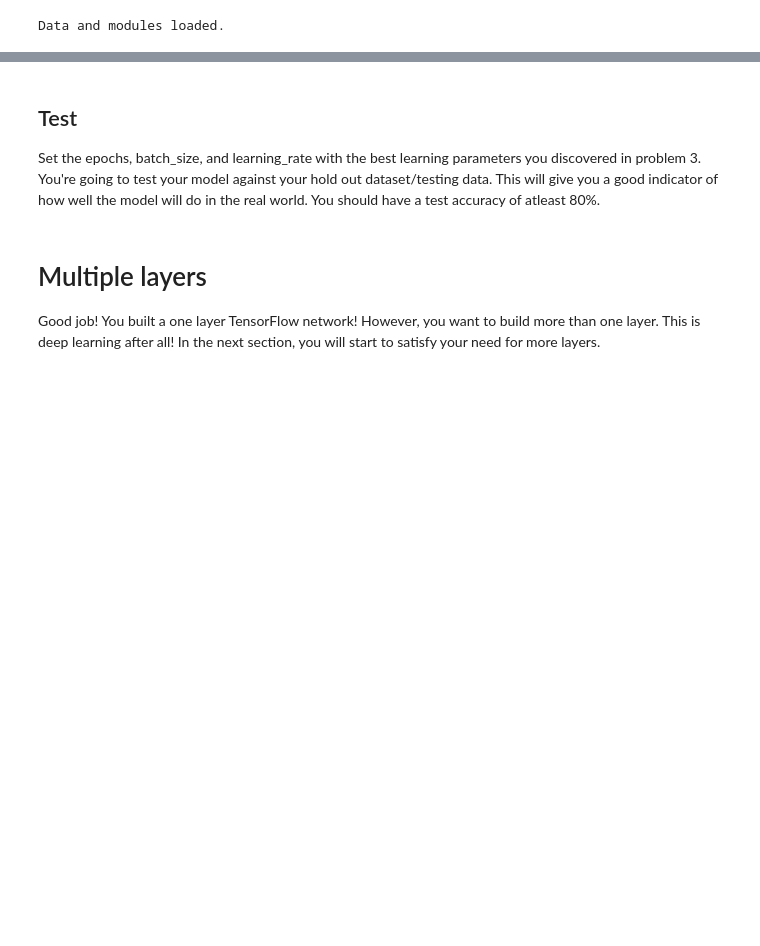
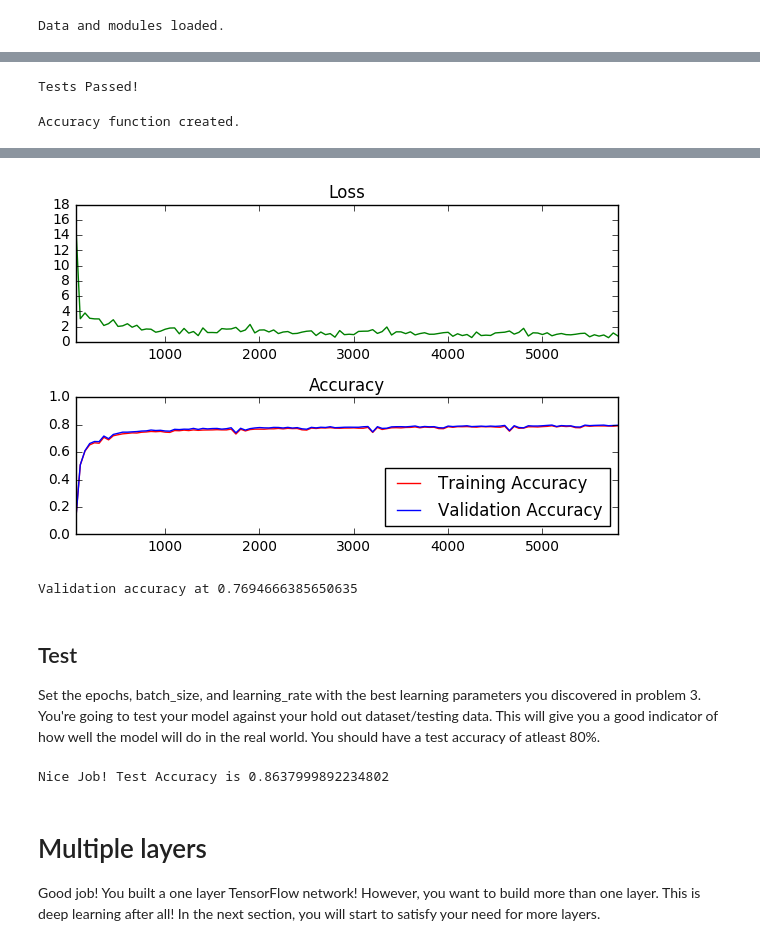
Before and after one commit to matthew-alexander/gdl, a Jupyter notebook: lab.ipynb, the cells around one changed output, grey strips where cells are left out. Drawn from its saved outputs; the diff is of its cells as text; code cells hidden in the pictures; blank space fills up the shorter version.

```diff
--- a/lab.ipynb
+++ b/lab.ipynb
@@ -268,8 +264,8 @@ features = tf.placeholder(tf.float32)
 labels = tf.placeholder(tf.float32)
 
 # ToDo: Set the weights and biases tensors
-# weights = tf.truncated_normal()
-biases = tf.zeros()
+weights = tf.Variable(tf.truncated_normal((features_count, labels_count)))
+biases = tf.Variable(tf.zeros(labels_count))
 
 
 
@@ -323,6 +319,8 @@ with tf.Session() as session:
 assert not np.count_nonzero(biases_data), 'biases must be zeros'
 
 print('Tests Passed!')
+# %% [output]
+Tests Passed!
 # %%
 # Determine if the predictions are correct
 is_correct_prediction = tf.equal(tf.argmax(prediction, 1), tf.argmax(labels, 1))
@@ -330,6 +328,8 @@ is_correct_prediction = tf.equal(tf.argmax(prediction, 1), tf.argmax(labels, 1))
 accuracy = tf.reduce_mean(tf.cast(is_correct_prediction, tf.float32))
 
 print('Accuracy function created.')
+# %% [output]
+Accuracy function created.
 # %% [markdown]
 <img src="image/learn_rate_tune.png" style="height: 60%;width: 60%">
 ## Problem 3
@@ -372,9 +372,9 @@ The code will print out a Loss and Accuracy graph, so you can see how well the n
 *If you're having trouble solving problem 3, you can view the solution [here](https://github.com/udacity/CarND-TensorFlow-Lab/blob/master/solutions.ipynb).*
 # %%
 # ToDo: Find the best parameters for each configuration
-# epochs =
-# batch_size =
-# learning_rate =
+epochs = 4
+batch_size = 100
+learning_rate = 0.2
 
 
 
@@ -417,41 +417,44 @@ with tf.Session() as session:
             if not batch_i % log_batch_step:
                 # Calculate Training and Validation accuracy
                 training_accuracy = session.run(accuracy, feed_dict=train_feed_dict)
                 validation_accuracy = session.run(accuracy, feed_dict=valid_feed_dict)
 
                 # Log batches
                 previous_batch = batches[-1] if batches else 0
                 batches.append(log_batch_step + previous_batch)
                 loss_batch.append(l)
                 train_acc_batch.append(training_accuracy)
                 valid_acc_batch.append(validation_accuracy)
 
         # Check accuracy against Validation data
         validation_accuracy = session.run(accuracy, feed_dict=valid_feed_dict)
 
 loss_plot = plt.subplot(211)
 loss_plot.set_title('Loss')
 loss_plot.plot(batches, loss_batch, 'g')
 loss_plot.set_xlim([batches[0], batches[-1]])
 acc_plot = plt.subplot(212)
 acc_plot.set_title('Accuracy')
 acc_plot.plot(batches, train_acc_batch, 'r', label='Training Accuracy')
 acc_plot.plot(batches, valid_acc_batch, 'b', label='Validation Accuracy')
 acc_plot.set_ylim([0, 1.0])
 acc_plot.set_xlim([batches[0], batches[-1]])
 acc_plot.legend(loc=4)
 plt.tight_layout()
 plt.show()
 
 print('Validation accuracy at {}'.format(validation_accuracy))
+# %% [output]
+[figure, added]
+Validation accuracy at 0.7694666385650635
 # %% [markdown]
 ## Test
 Set the epochs, batch_size, and learning_rate with the best learning parameters you discovered in problem 3.  You're going to test your model against your hold out dataset/testing data.  This will give you a good indicator of how well the model will do in the real world.  You should have a test accuracy of atleast 80%.
 # %%
 # ToDo: Set the epochs, batch_size, and learning_rate with the best parameters from problem 3
-# epochs =
-# batch_size =
-# learning_rate =
+epochs = 4
+batch_size = 50
+learning_rate = 0.1
 
 
 
@@ -485,6 +488,8 @@ with tf.Session() as session:
 
 assert test_accuracy >= 0.80, 'Test accuracy at {}, should be equal to or greater than 0.80'.format(test_accuracy)
 print('Nice Job! Test Accuracy is {}'.format(test_accuracy))
+# %% [output]
+Nice Job! Test Accuracy is 0.8637999892234802
 # %% [markdown]
 # Multiple layers
 Good job!  You built a one layer TensorFlow network!  However, you want to build more than one layer.  This is deep learning after all!  In the next section, you will start to satisfy your need for more layers.
```
Also changed, not shown: parts of 2 cells of this notebook.
